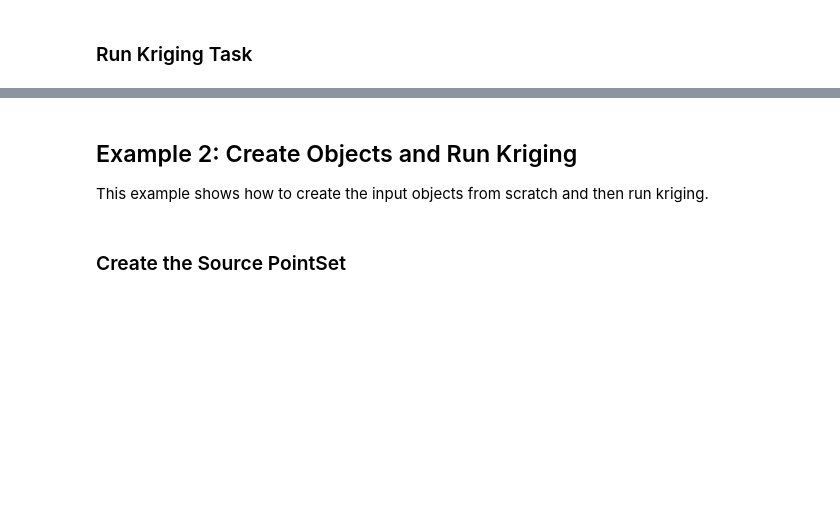
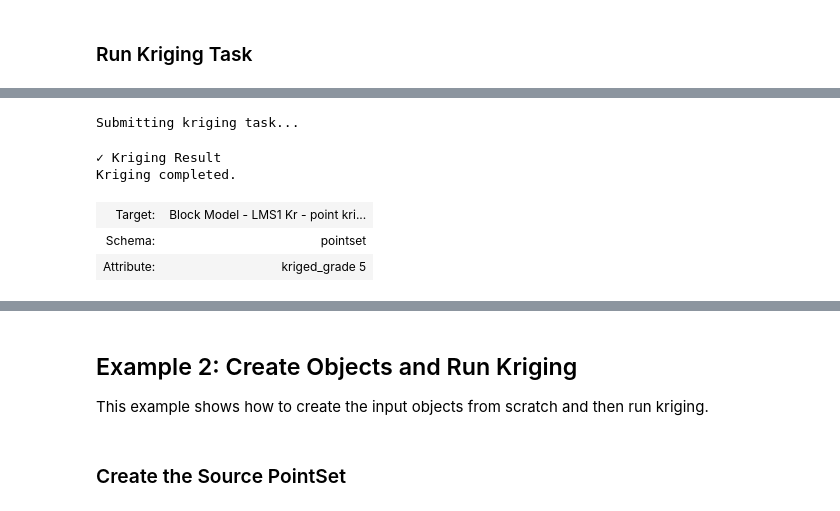
Before and after one commit to SeequentEvo/evo-python-sdk, a Jupyter notebook: packages/evo-compute/docs/examples/kriging.ipynb, the cells around one changed output, grey strips where cells are left out. Saved outputs shown, nothing was run; the diff lists cells and outputs as text; code cells hidden in the pictures; blank space fills up the shorter version.

Commit message:
CPT-1163: added user friendly targets

```diff
--- a/packages/evo-compute/docs/examples/kriging.ipynb
+++ b/packages/evo-compute/docs/examples/kriging.ipynb
@@ -126,23 +163,30 @@ fig.show()
 # %%
 # Create kriging parameters
 # Note: method defaults to ordinary kriging, so we don't need to specify it
 kriging_params = KrigingParameters(
     source=source_pointset.attributes["Ag_ppm Values"],
-    target=Target.new_attribute(target_grid, attribute_name="kriged_grade 4"),
+    target=target_grid.attributes["kriged_grade 5"],
     variogram=variogram,
     search=SearchNeighbourhood(
         ellipsoid=search_ellipsoid,
         max_samples=20,
     ),
 )
 
 # Run the kriging task with progress feedback
 print("Submitting kriging task...")
 fb = FeedbackWidget("Kriging task")
 job_result = await run_kriging(manager, kriging_params, fb=fb)
 
 # Display the kriging result (pretty-printed)
 job_result
+# %% [output]
+Submitting kriging task...
+✓ Kriging Result
+Kriging completed.
+| Target: | Block Model - LMS1 Kr - point kri... |
+| Schema: | pointset |
+| Attribute: | kriged_grade 5 |
 # %%
 # Get the data directly as a DataFrame (simplest approach)
 df = await job_result.to_dataframe()
```
Also changed, not shown: parts of 10 cells of this notebook, 10 other files.
